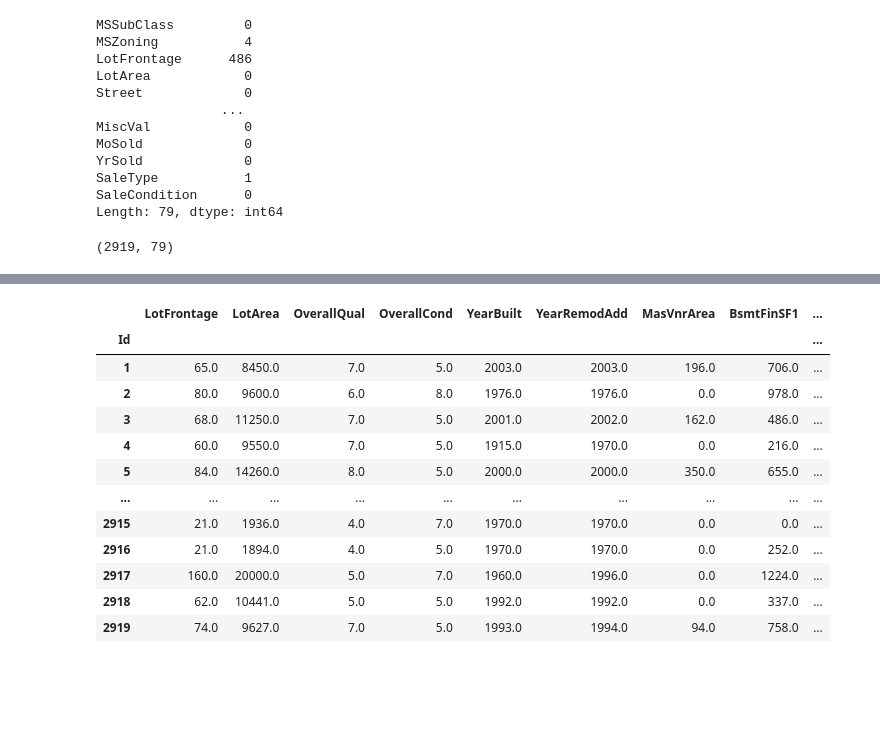
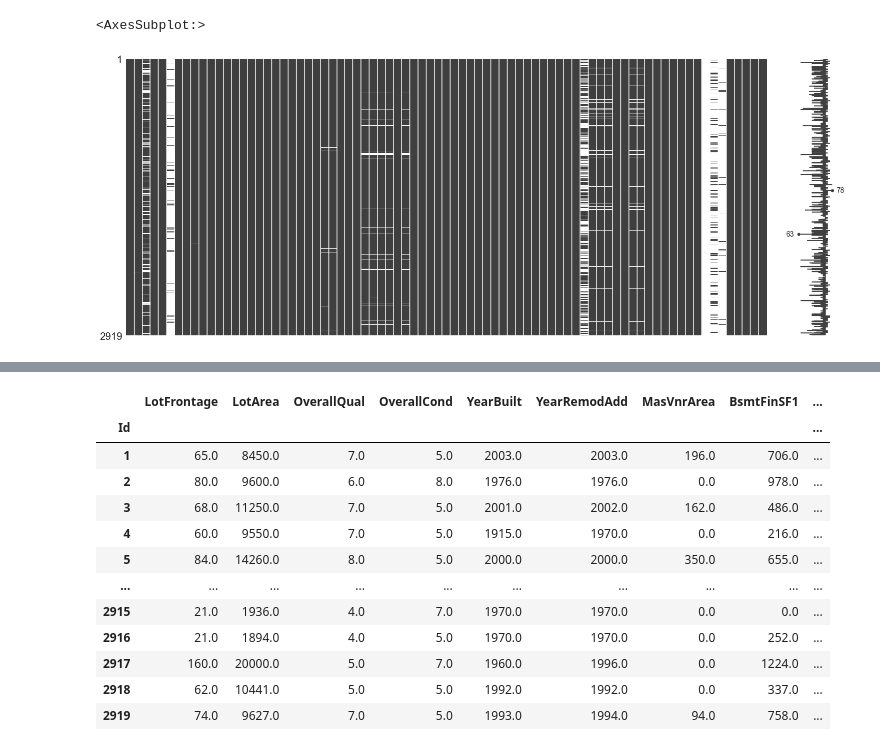
Before and after one commit to Apoiuty/ML_competition, a Jupyter notebook: 房价预测/特征工程.ipynb, the cells around one changed output, grey strips where cells are left out. Cells and saved outputs as stored; diff of their text form; code cells hidden in the pictures; blank space fills up the shorter version.

```diff
--- a/房价预测/特征工程.ipynb
+++ b/房价预测/特征工程.ipynb
@@ -46,19 +28,7 @@ X
-# %%
-X.isnull().sum()
-# %% [output]
-MSSubClass         0
-MSZoning           4
-LotFrontage      486
-LotArea            0
-Street             0
-                ...
-MiscVal            0
-MoSold             0
-YrSold             0
-SaleType           1
-SaleCondition      0
-Length: 79, dtype: int64
-# %%
-X.shape
-# %% [output]
-(2919, 79)
+# %%
+import missingno as missno
+
+missno.matrix(X)
+# %% [output]
+<AxesSubplot:>
+[figure, added]
```
Also changed, not shown: parts of 29 cells of this notebook, 6 other files.
